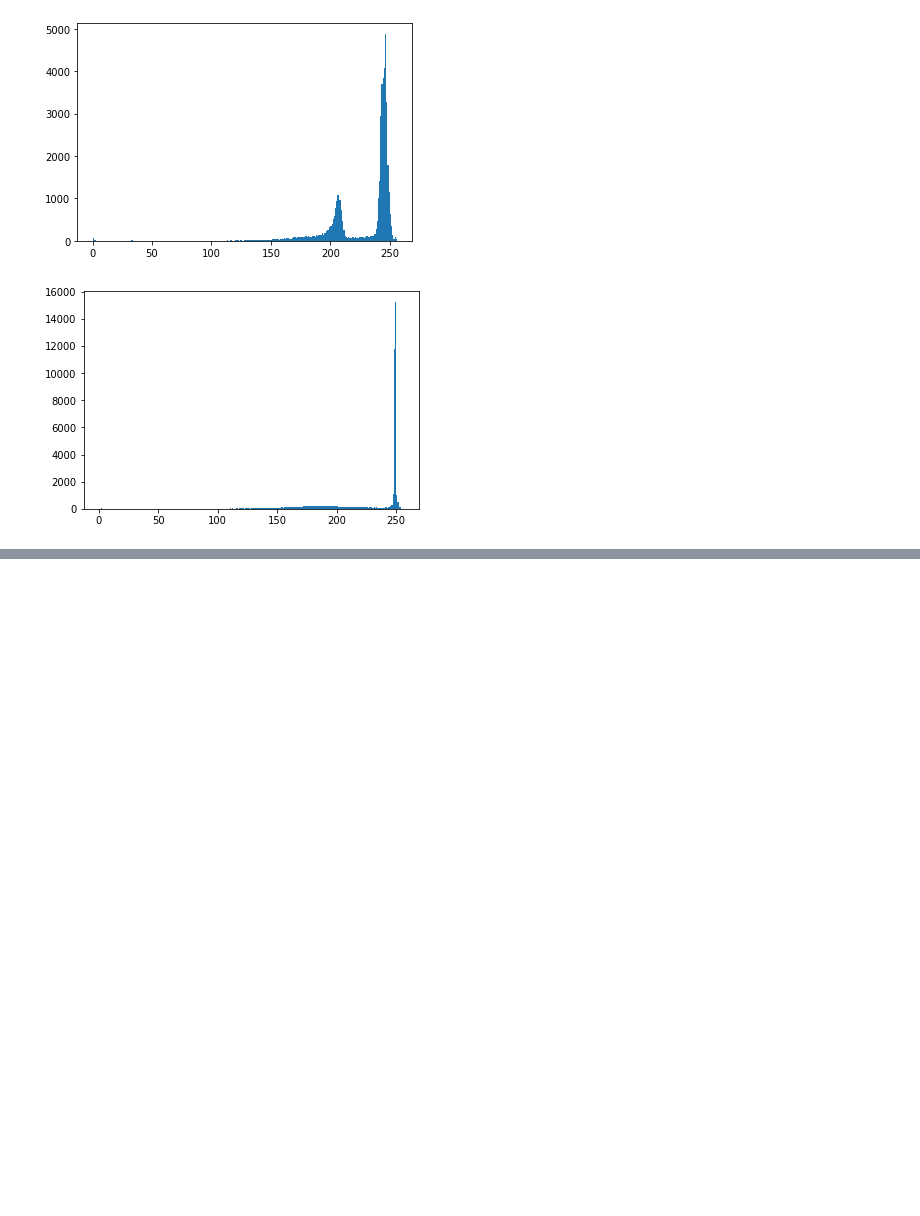
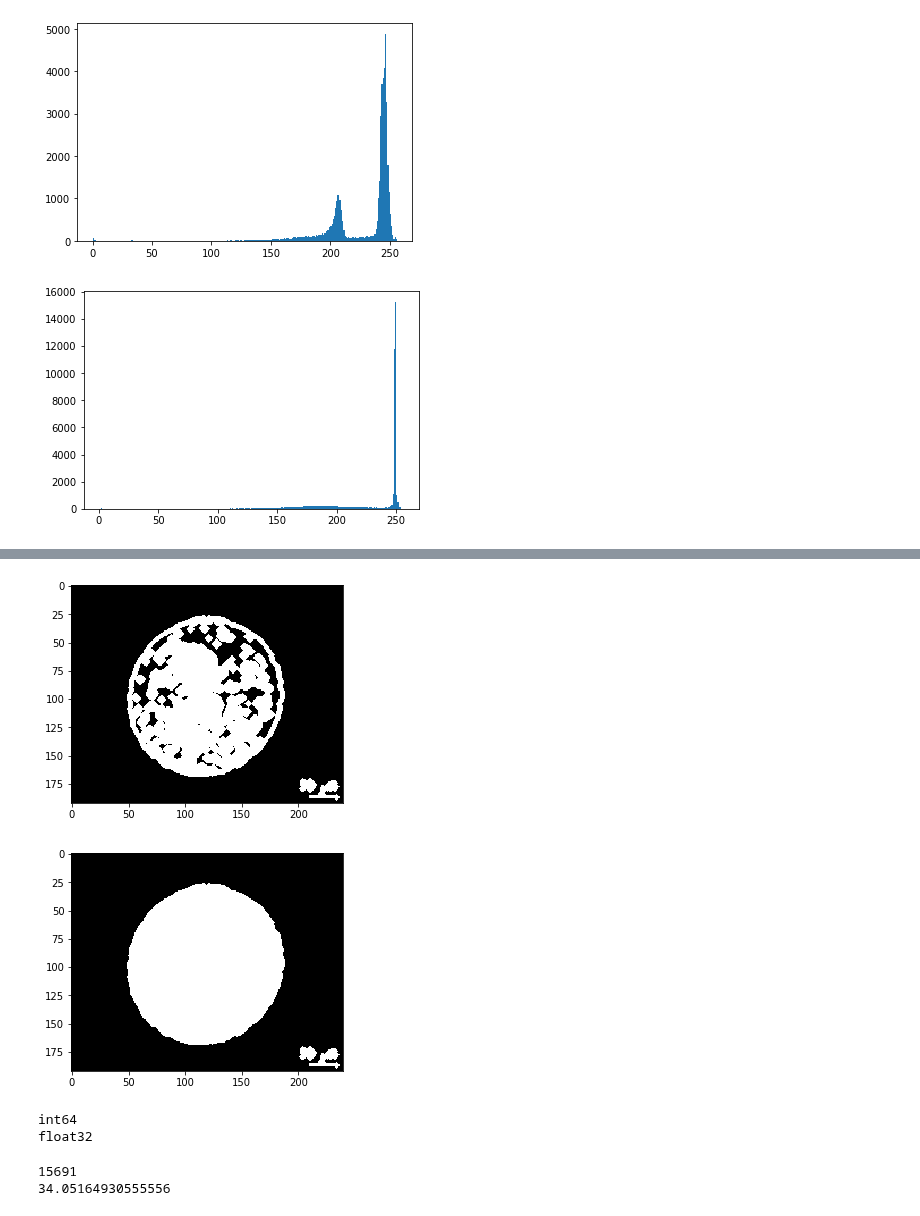
Before and after one commit to Snodgras/ABE690_project, a Jupyter notebook: Snodgrass_Pollen_Identifier.ipynb, the cells around one changed output, grey strips where cells are left out. Drawn from its saved outputs; the diff is of its cells as text; code cells hidden in the pictures; blank space fills up the shorter version.

```diff
--- a/Snodgrass_Pollen_Identifier.ipynb
+++ b/Snodgrass_Pollen_Identifier.ipynb
@@ -375,0 +155,41 @@ ModuleNotFoundError: No module named 'plantcv'
+# %%
+#Trying the same thing as the above cell,
+#but using the mask created in the last step of the thresholding chunk to be the mask used for floodfilling
+ret, thresh2 = cv.threshold(gray2, 180,230,cv.THRESH_BINARY_INV)
+plt.imshow(thresh2,'gray');plt.show()
+
+#Make a copy of the image to work with in floodfill
+im_floodfill =thresh2.copy()
+#mask used for floodfilling, needs to be 2 pixels larger than the image
+h, w = mask.shape[:2]
+mask2 = np.zeros((h+2,w+2),np.uint8)
+#floodfill from point (0,0)
+cv.floodFill(im_floodfill, mask2,(0,0),255)
+#invert the floodfill image
+im_floodfill_inv = cv.bitwise_not(im_floodfill)
+#combine the two images to get the foreground
+im_out = thresh2.astype(np.int) | im_floodfill_inv.astype(np.int)
+#display images
+plt.imshow(im_out,'gray'); plt.show()
+# %% [output]
+[figure, added]
+[figure, added]
+# %%
+type(im_out) #structure of im_out
+#cv.minMaxLoc(im_out) #the min pixel value, max, loc of min, loc of max
+print(im_out.dtype)
+trial = np.float32(im_out)
+print(trial.dtype)
+# %% [output]
+int64
+float32
+# %%
+#This gives us the ratio from all white pixels in the floodfilled image `https://stackoverflow.com/questions/58068315/calculate-the-area-of-the-masks-in-pixels-in-grey-scale-images-with-python`
+pixels = cv.countNonZero(trial)
+print(pixels)
+image_area = trial.shape[0] * trial.shape[1]
+area_ratio = (pixels /image_area) * 100
+print(area_ratio)
+# %% [output]
+15691
+34.05164930555556
```
Also changed, not shown: parts of 39 cells of this notebook.
